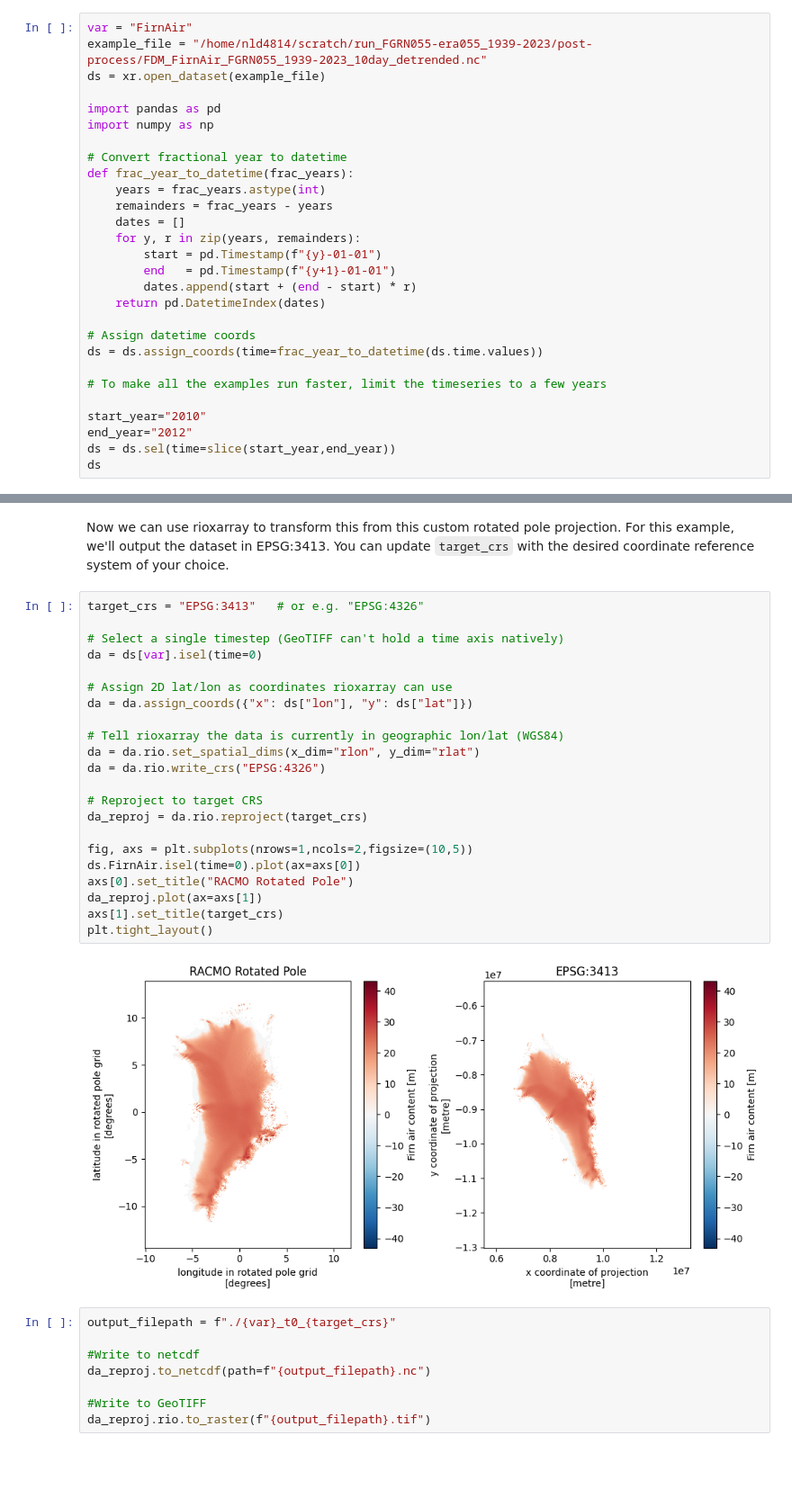
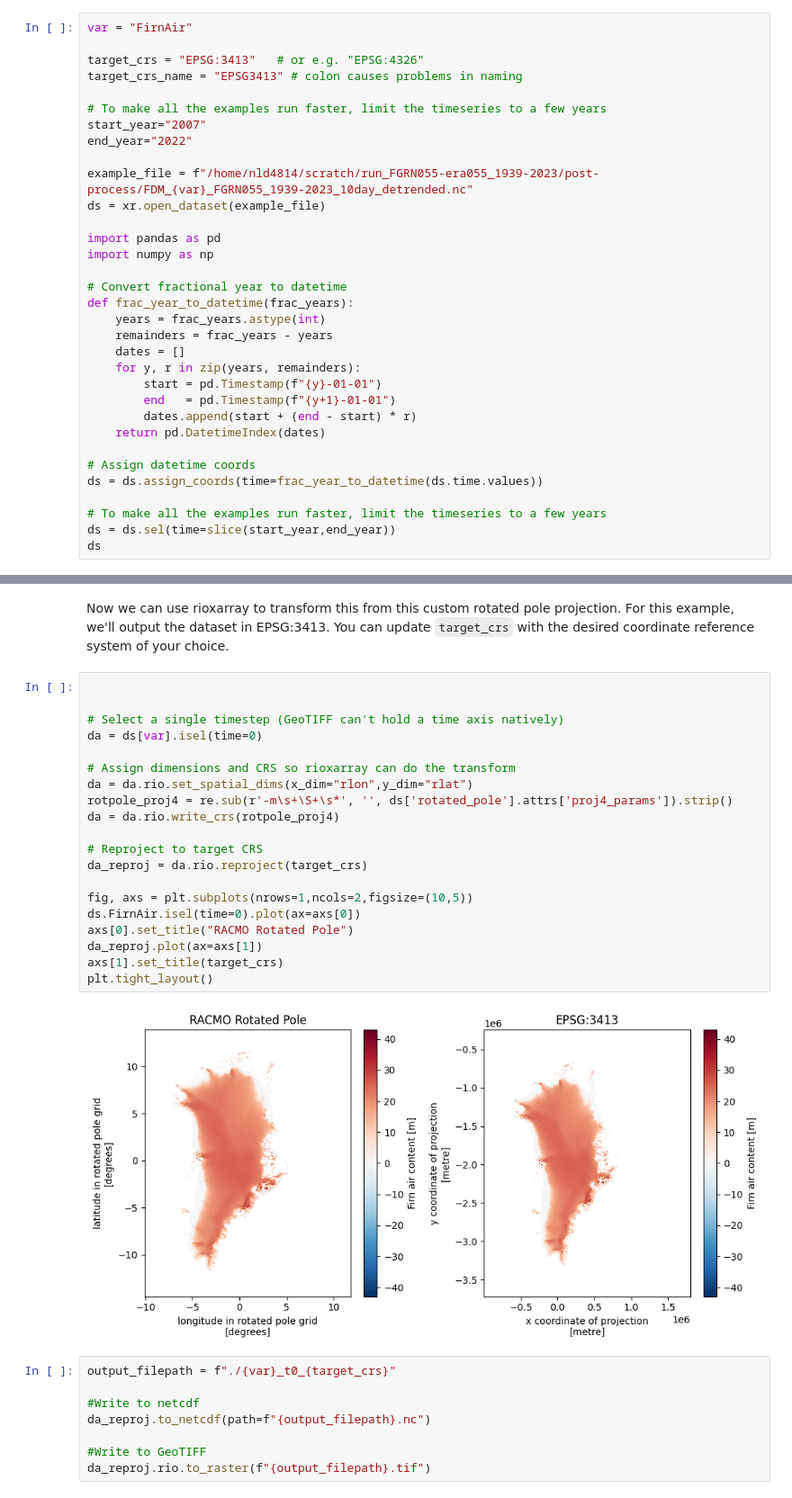
Before and after one commit to IMAU-ice-and-climate/IMAU-FDM, a Jupyter notebook: post-process/Reprojecting_FDM_RACMO.ipynb, the cells around one changed output, grey strips where cells are left out. Shown at 90% size. Drawn from its saved outputs; the diff is of its cells as text; blank space fills up the shorter version.

```diff
--- a/post-process/Reprojecting_FDM_RACMO.ipynb
+++ b/post-process/Reprojecting_FDM_RACMO.ipynb
@@ -19,7 +19,15 @@ from osgeo import gdal
 First we load the example file and see what's inside it. The post-processing of the FDM data uses the same rlat/rlon coordinates as the custom RACMO roatated pole projection.
 # %%
 var = "FirnAir"
-example_file = "/home/nld4814/scratch/run_FGRN055-era055_1939-2023/post-process/FDM_FirnAir_FGRN055_1939-2023_10day_detrended.nc"
+
+target_crs = "EPSG:3413"   # or e.g. "EPSG:4326"
+target_crs_name = "EPSG3413" # colon causes problems in naming
+
+# To make all the examples run faster, limit the timeseries to a few years
+start_year="2007"
+end_year="2022"
+
+example_file = f"/home/nld4814/scratch/run_FGRN055-era055_1939-2023/post-process/FDM_{var}_FGRN055_1939-2023_10day_detrended.nc"
 ds = xr.open_dataset(example_file)
 
 import pandas as pd
@@ -40,9 +48,6 @@ def frac_year_to_datetime(frac_years):
 ds = ds.assign_coords(time=frac_year_to_datetime(ds.time.values))
 
 # To make all the examples run faster, limit the timeseries to a few years
-
-start_year="2010"
-end_year="2012"
 ds = ds.sel(time=slice(start_year,end_year))
 ds
 # %% [output]
@@ -97,29 +102,27 @@ Attributes:
 # %% [markdown]
 Now we can use rioxarray to transform this from this custom rotated pole projection. For this example, we'll output the dataset in EPSG:3413. You can update `target_crs` with the desired coordinate reference system of your choice.
 # %%
-target_crs = "EPSG:3413"   # or e.g. "EPSG:4326"
+
 
 # Select a single timestep (GeoTIFF can't hold a time axis natively)
 da = ds[var].isel(time=0)
 
-# Assign 2D lat/lon as coordinates rioxarray can use
-da = da.assign_coords({"x": ds["lon"], "y": ds["lat"]})
-
-# Tell rioxarray the data is currently in geographic lon/lat (WGS84)
-da = da.rio.set_spatial_dims(x_dim="rlon", y_dim="rlat")
-da = da.rio.write_crs("EPSG:4326")
+# Assign dimensions and CRS so rioxarray can do the transform
+da = da.rio.set_spatial_dims(x_dim="rlon",y_dim="rlat")
+rotpole_proj4 = re.sub(r'-m\s+\S+\s*', '', ds['rotated_pole'].attrs['proj4_params']).strip()
+da = da.rio.write_crs(rotpole_proj4)
 
 # Reproject to target CRS
 da_reproj = da.rio.reproject(target_crs)
 
 fig, axs = plt.subplots(nrows=1,ncols=2,figsize=(10,5))
 ds.FirnAir.isel(time=0).plot(ax=axs[0])
 axs[0].set_title("RACMO Rotated Pole")
 da_reproj.plot(ax=axs[1])
 axs[1].set_title(target_crs)
 plt.tight_layout()
 # %% [output]
-[figure, old version]
+[figure, new version]
 # %%
 output_filepath = f"./{var}_t0_{target_crs}"
 
```
Also changed, not shown: parts of 12 cells of this notebook.
